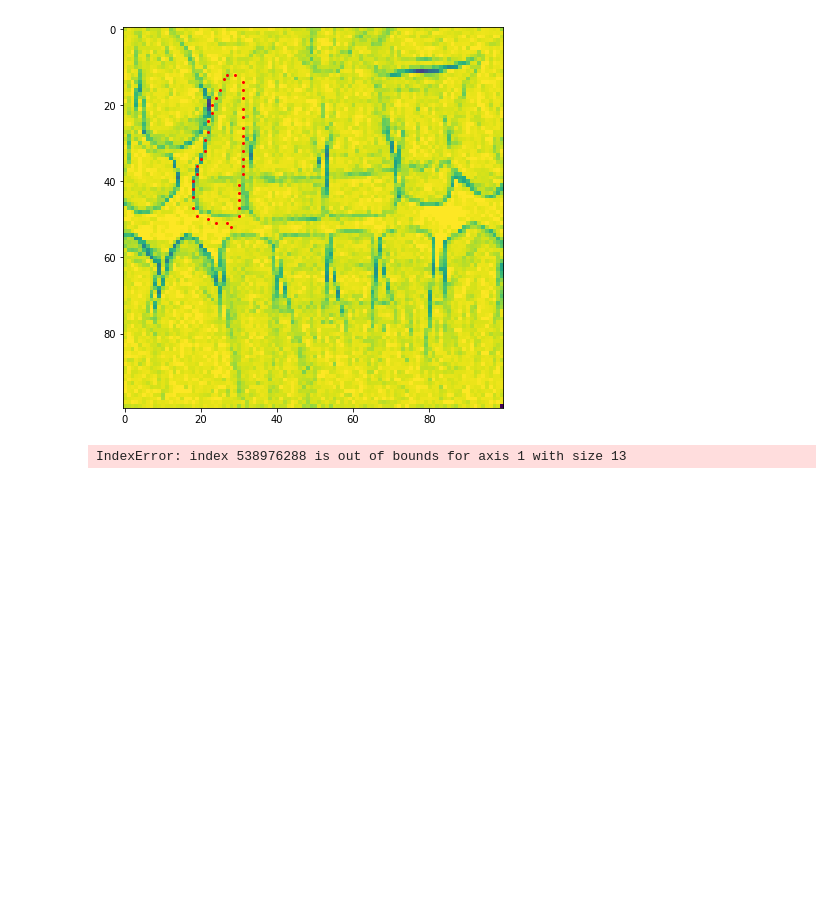
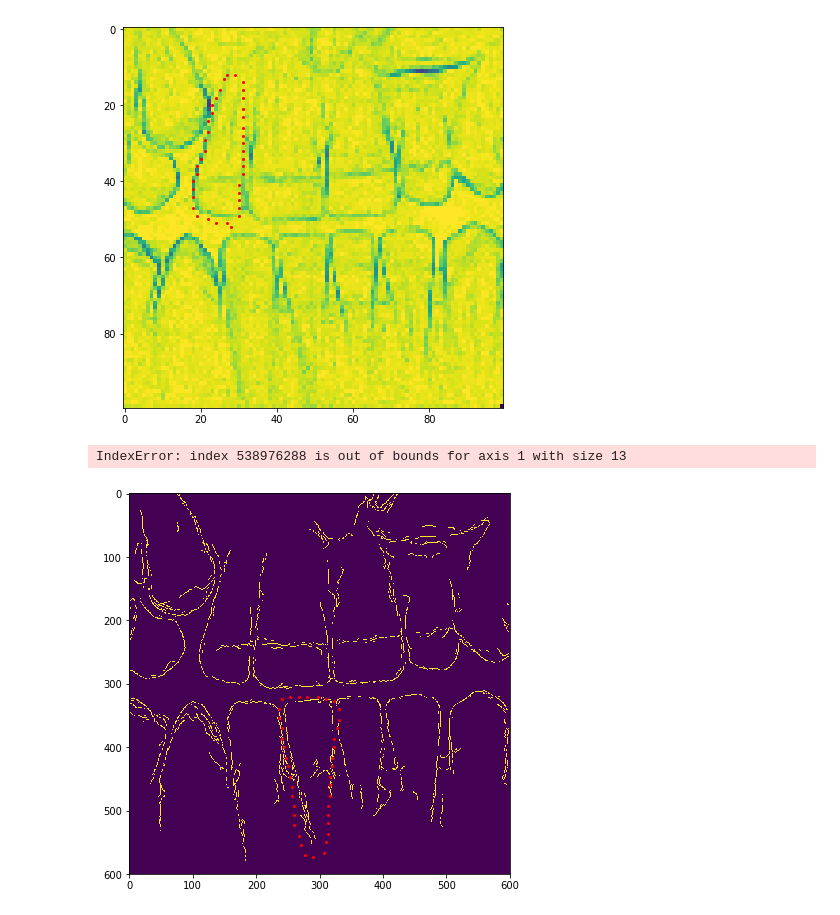
Before and after one commit to Aoriseth/Python-Active-shape-model-for-Incisor-Segmentation, a Jupyter notebook: ActiveFitContour.ipynb, the cells around one changed output. Drawn from its saved outputs; the diff is of its cells as text; code cells hidden in the pictures; blank space fills up the shorter version.

```diff
--- a/ActiveFitContour.ipynb
+++ b/ActiveFitContour.ipynb
@@ -39,7 +39,7 @@ def calc_external_img2(img):
 
 def calc_external_img(img):
 
-    img = np.array(img, dtype=np.uint16)
+    img = np.array(img, dtype=np.int16)
     kx = np.array([[-1,0,1],[-2,0,2],[-1,0,1]])
     Gx = cv2.filter2D(img,-1,kx)
 
@@ -99,7 +99,10 @@ def active_contour(points, edge_img, pixel_width, alpha):
     trellis = np.zeros((size, num_states), dtype=np.float16)
     back_pointers = np.zeros((size, num_states), dtype=int)
     #external_img = calc_external_img(img)
-    external_img = -edge_img
+    if(np.dtype('bool') == edge_img.dtype):
+        external_img = -np.array(edge_img,dtype=np.int8)
+    else:
+        external_img = -edge_img
     mean_points = calc_mean(points)
 
     #init
@@ -264,3 +266,11 @@ if __name__ == "__main__":
     fm.show_with_points(ext2, new_tooth)
 # %% [output]
 IndexError: index 538976288 is out of bounds for axis 1 with size 13
+# %%
+piece = fm.load_img_piece()
+edge_img = prep.canny(piece)
+tooth = fm.load_tooth_of_piece(5)
+# %%
+fm.show_with_points(edge_img, tooth)
+# %% [output]
+[figure, added]
```
Also changed, not shown: parts of 4 cells of this notebook, 6 other files.
